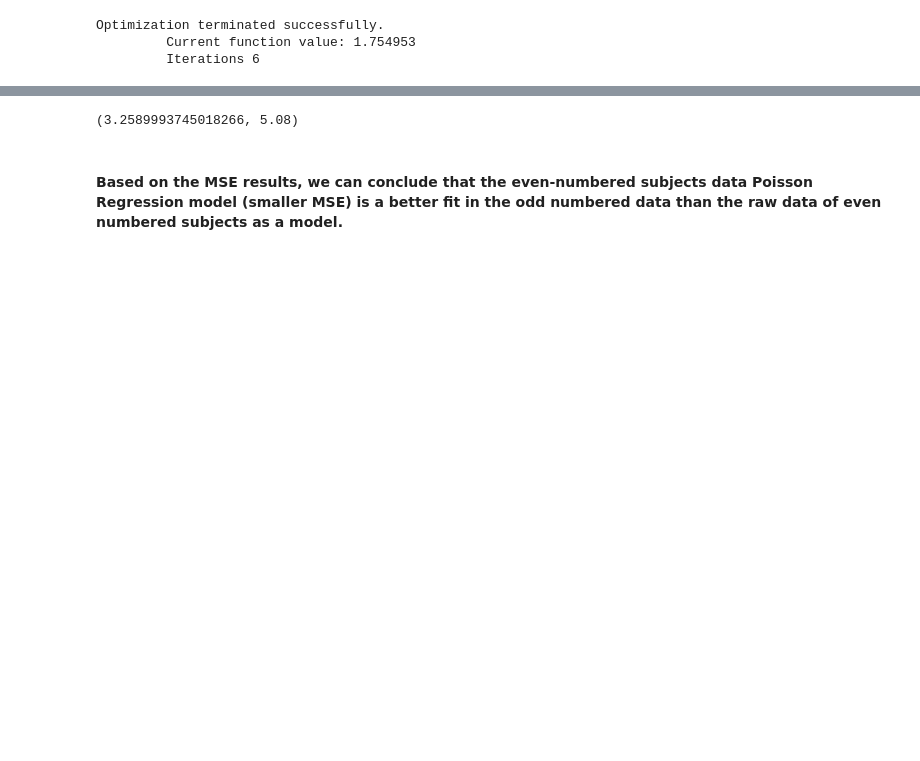
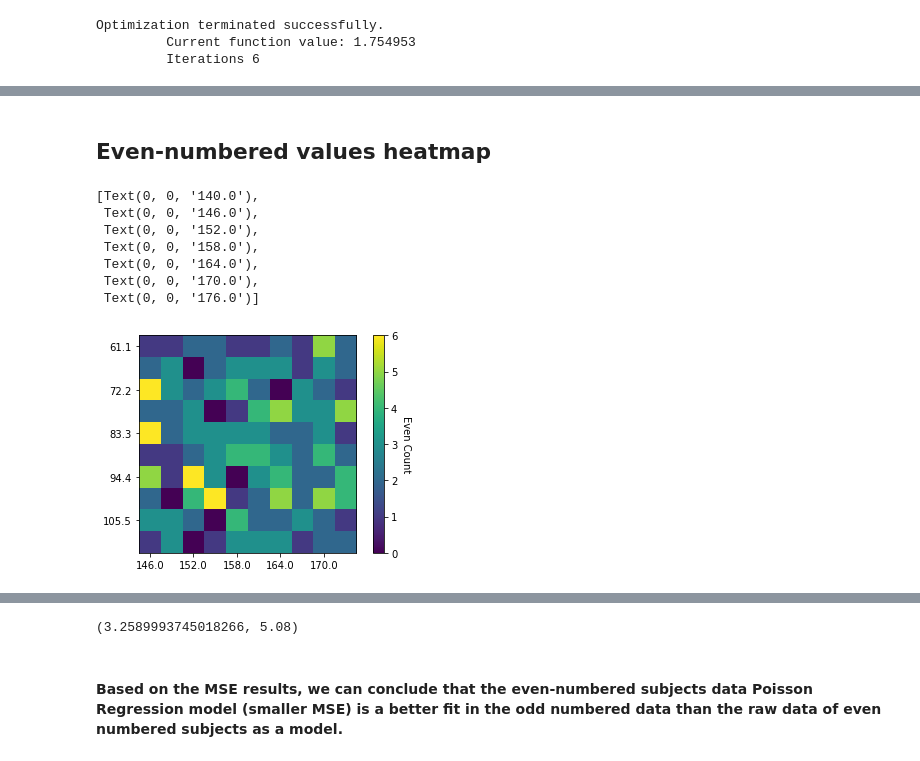
Before and after one commit to EiderDiaz/midterm_ds_is, a Jupyter notebook: final summer takehome/Problem #2 (Final-Term Exam).ipynb, the cells around one changed output, grey strips where cells are left out. Saved outputs shown, nothing was run; the diff lists cells and outputs as text; code cells hidden in the pictures; blank space fills up the shorter version.

```diff
--- a/final summer takehome/Problem #2 (Final-Term Exam).ipynb
+++ b/final summer takehome/Problem #2 (Final-Term Exam).ipynb
@@ -155,0 +339,22 @@ count_df
+# %% [markdown]
+## Even-numbered values heatmap
+# %%
+fig, ax    = plt.subplots()
+grid_image = ax.imshow(z_evn)
+
+# Create colorbar
+cbar = ax.figure.colorbar(grid_image, ax=ax)
+cbar.ax.set_ylabel('Even Count', rotation=-90, va="bottom")
+
+# Set values
+ax.set_yticklabels(weight_bin_values)
+ax.set_xticklabels(height_bin_values)
+# %% [output]
+[Text(0, 0, '140.0'),
+ Text(0, 0, '146.0'),
+ Text(0, 0, '152.0'),
+ Text(0, 0, '158.0'),
+ Text(0, 0, '164.0'),
+ Text(0, 0, '170.0'),
+ Text(0, 0, '176.0')]
+[figure, added]
```
Also changed, not shown: parts of 25 cells of this notebook.
